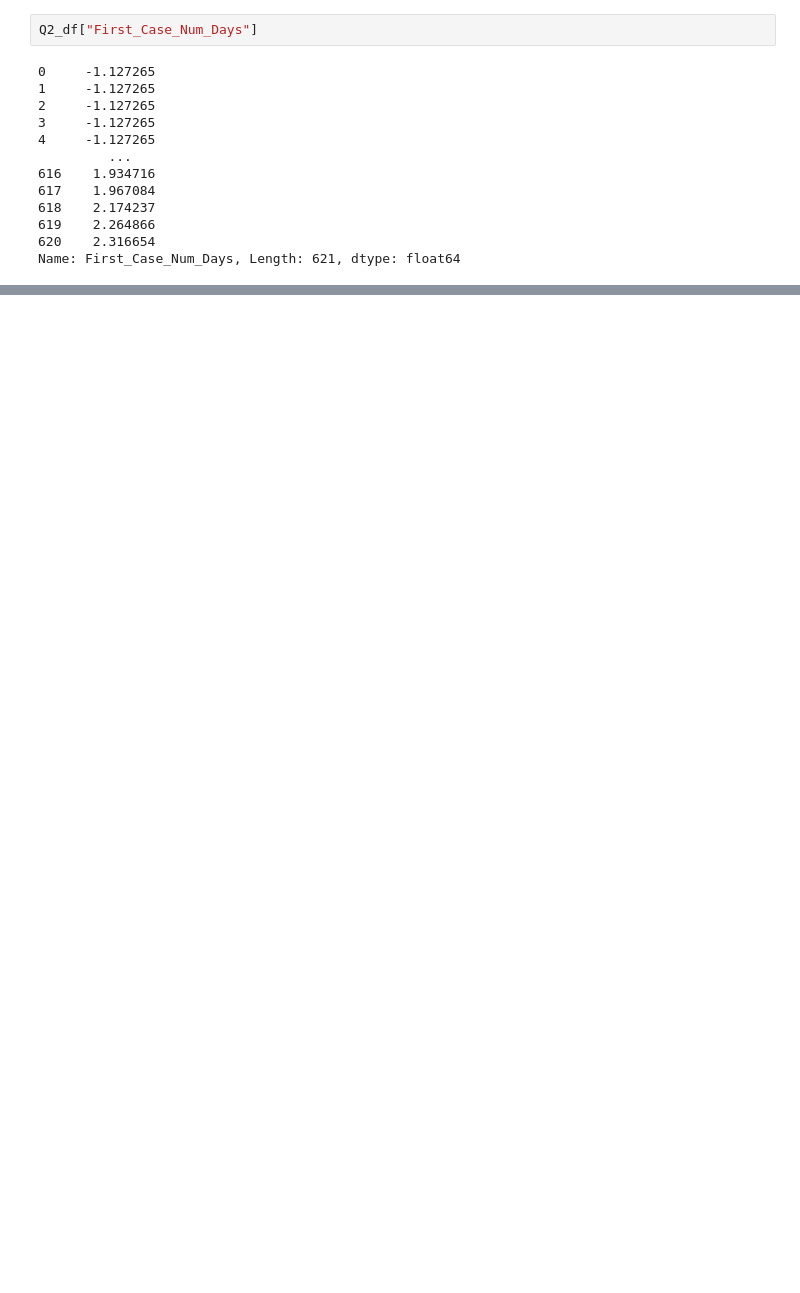
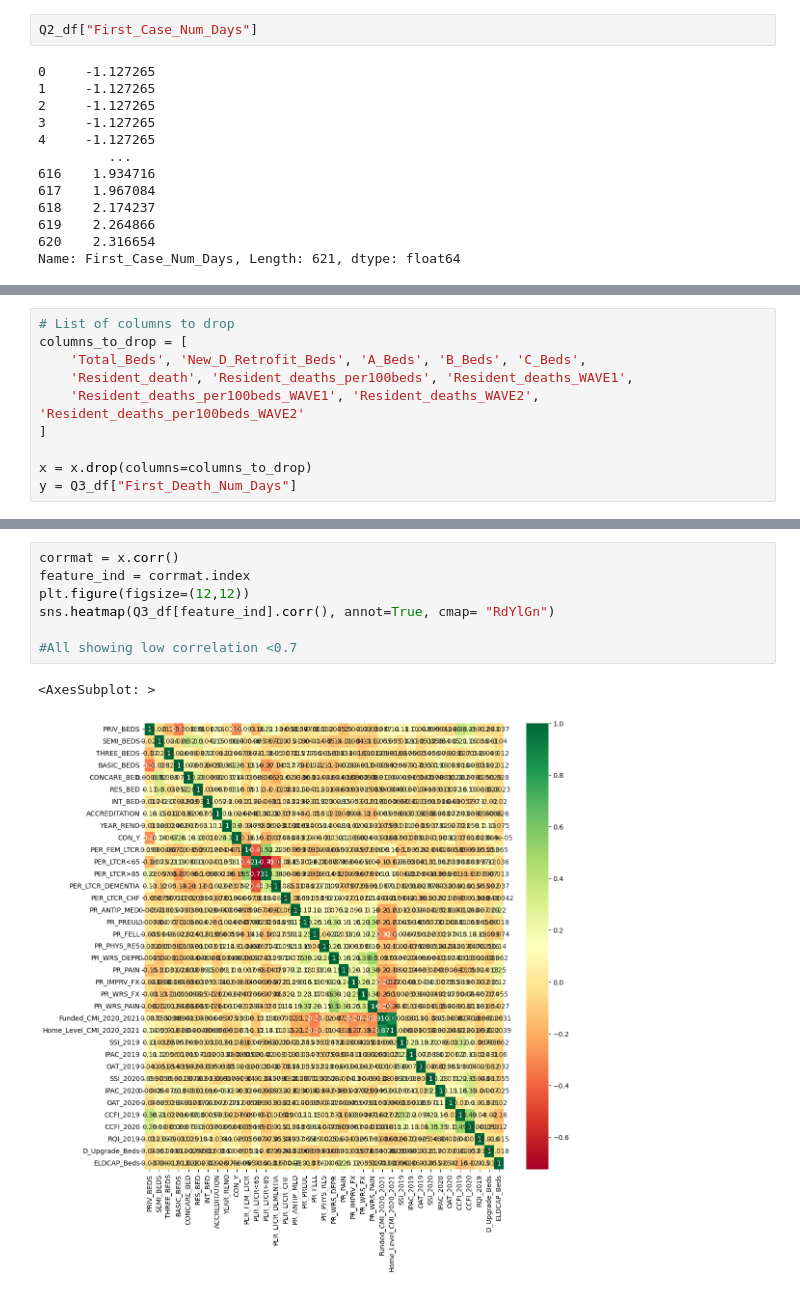
Before and after one commit to Alexander-Gebreamlak/COVID-19-LTCH-Risk-Factor-Analysis, a Jupyter notebook: Covid-19 LTCH Risk Factor Analysis.ipynb, the cells around one changed output, grey strips where cells are left out. Cells and saved outputs as stored; diff of their text form; blank space fills up the shorter version.

```diff
--- a/Covid-19 LTCH Risk Factor Analysis.ipynb
+++ b/Covid-19 LTCH Risk Factor Analysis.ipynb
@@ -253,0 +277,10 @@ print(vif_data)
+# %%
+# List of columns to drop
+columns_to_drop = [
+    'Total_Beds', 'New_D_Retrofit_Beds', 'A_Beds', 'B_Beds', 'C_Beds',
+    'Resident_death', 'Resident_deaths_per100beds', 'Resident_deaths_WAVE1',
+    'Resident_deaths_per100beds_WAVE1', 'Resident_deaths_WAVE2', 'Resident_deaths_per100beds_WAVE2'
+]
+
+x = x.drop(columns=columns_to_drop)
+y = Q3_df["First_Death_Num_Days"]
@@ -253,0 +321,10 @@ print(vif_data)
+# %%
+corrmat = x.corr()
+feature_ind = corrmat.index
+plt.figure(figsize=(12,12))
+sns.heatmap(Q3_df[feature_ind].corr(), annot=True, cmap= "RdYlGn")
+
+#All showing low correlation <0.7
+# %% [output]
+<AxesSubplot: >
+[figure, added]
```
Also changed, not shown: parts of 11 cells of this notebook.
